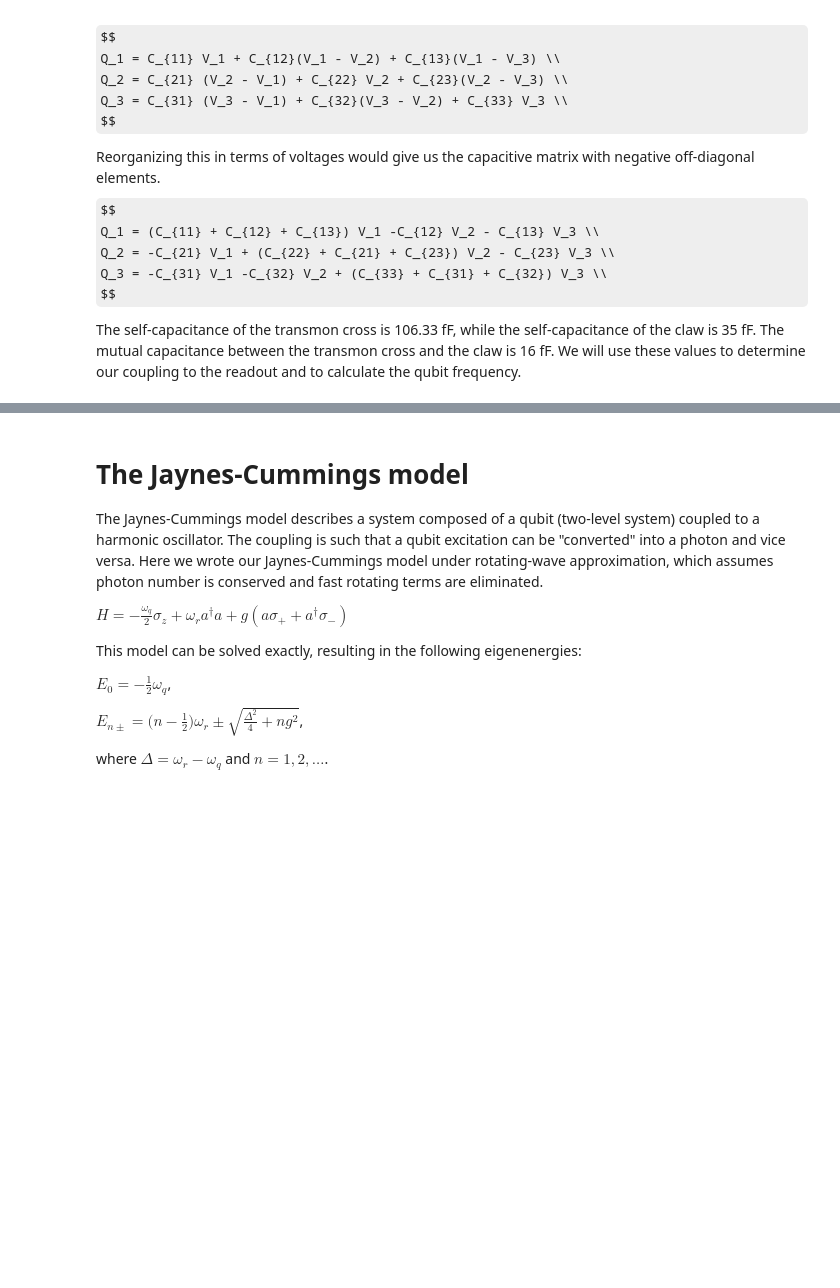
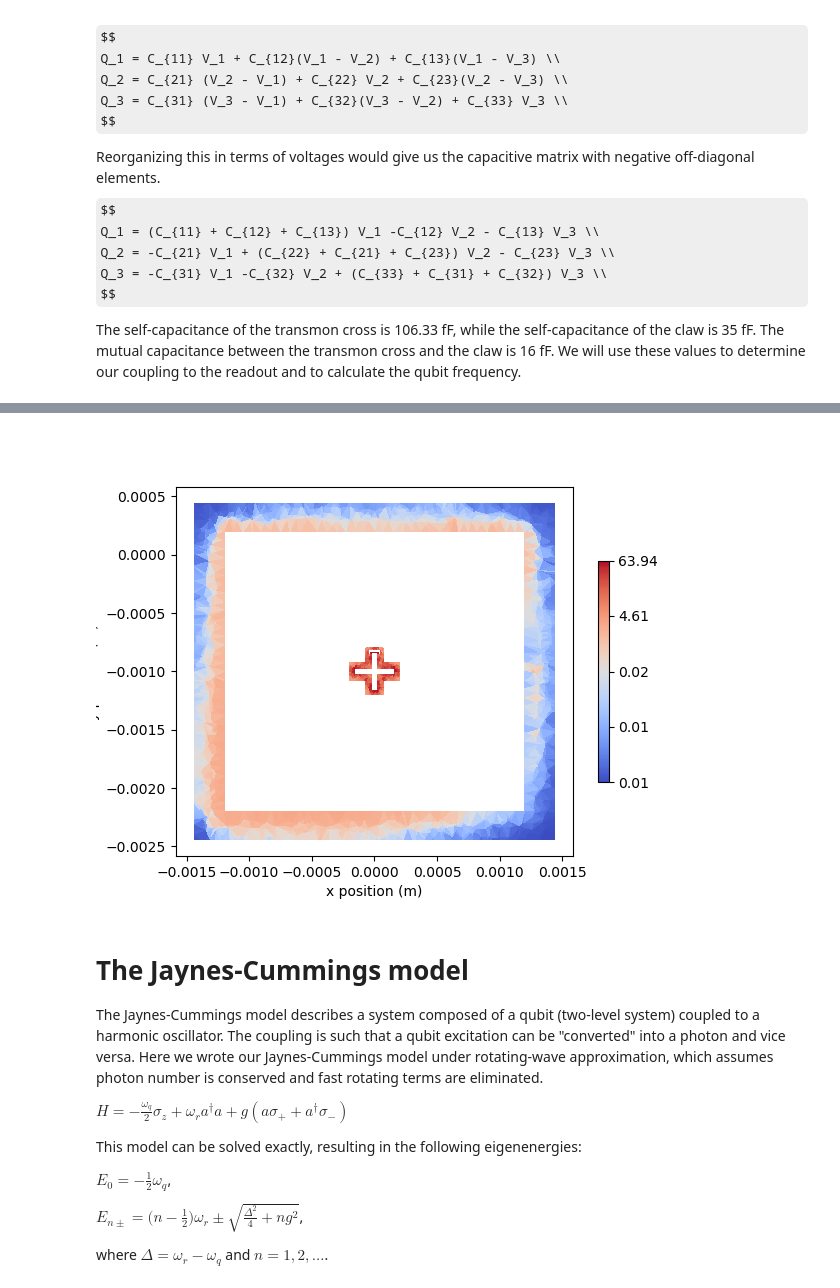
Before and after one commit to AwkwaBear/tutorials_quantum_device_design, a Jupyter notebook: transmon_resonator.ipynb, the cells around one changed output, grey strips where cells are left out. Saved outputs shown, nothing was run; the diff lists cells and outputs as text; code cells hidden in the pictures; some formulas as TeX source; blank space fills up the shorter version.

Commit message:
added eigenmode simulation to qubit

```diff
--- a/transmon_resonator.ipynb
+++ b/transmon_resonator.ipynb
@@ -559,3 +663,9 @@ The self-capacitance of the transmon cross is 106.33 fF, while the self-capacita
+# %%
+from IPython.display import display, Image
+mode_num = 0
+display(Image(filename=f"{eigen_sim._output_data_dir}/eig{mode_num}_ErealMag.png"))
+# %% [output]
+[figure, added]
 # %% [markdown]
 # The Jaynes-Cummings model
 
```
Also changed, not shown: parts of 8 cells of this notebook.
